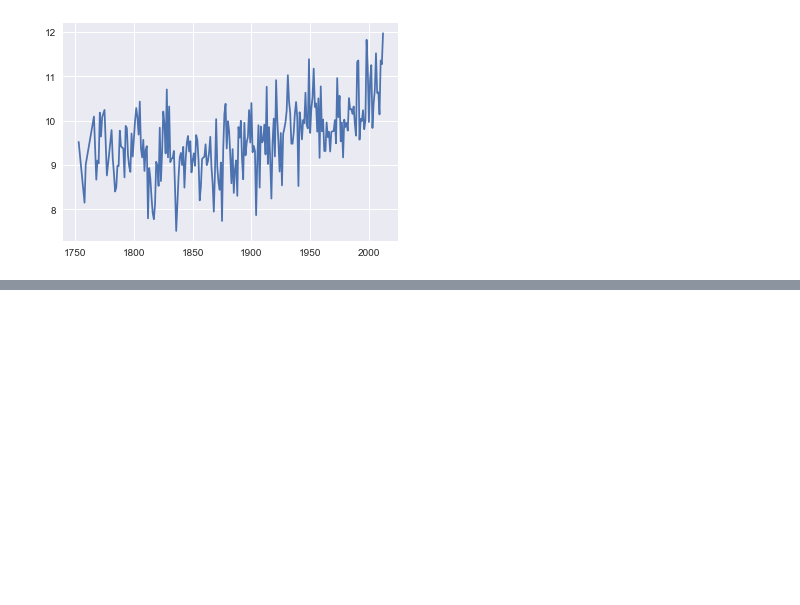
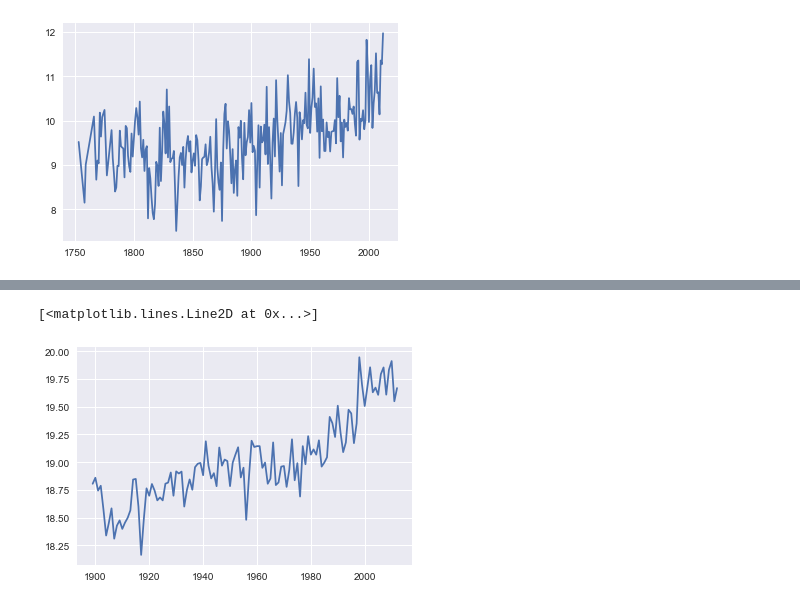
Before and after one commit to kishanmurthy/Global_Warming, a Jupyter notebook: Insight_On_Global_Warming.ipynb, the cells around one changed output, grey strips where cells are left out. Saved outputs shown, nothing was run; the diff lists cells and outputs as text; code cells hidden in the pictures; blank space fills up the shorter version.

```diff
--- a/Insight_On_Global_Warming.ipynb
+++ b/Insight_On_Global_Warming.ipynb
@@ -115,3 +115,13 @@ plt.plot(data_set_avg["New York"])
 # %% [output]
 [<matplotlib.lines.Line2D at 0x...>]
 [figure]
+# %%
+miss_years=[]
+for year in range(1750,2016):
+    for city in data_set_avg:
+        try:
+            data_set_avg[city].loc[year]
+        except:
+            if year not in miss_years:
+                miss_years.append(year)
+                break
@@ -117,0 +150,13 @@ plt.plot(data_set_avg["New York"])
+# %%
+def find_global_avg():
+    avg=pd.DataFrame(columns=['Year','AverageTemperature'])
+    avg["Year"]=list(range(1899,2013))
+    avg.set_index("Year",inplace=True)
+    for year in range(1899,2013):
+        mysum=0;
+        for city in data_set_avg:
+            mysum=mysum+data_set_avg[city].loc[year]
+        avg.loc[year]=mysum/100
+    return avg
+# %%
+avg =find_global_avg()
@@ -117,0 +184,5 @@ plt.plot(data_set_avg["New York"])
+# %%
+plt.plot(avg)
+# %% [output]
+[<matplotlib.lines.Line2D at 0x...>]
+[figure, added]
```
Also changed, not shown: parts of 61 cells of this notebook, 11 other files.
